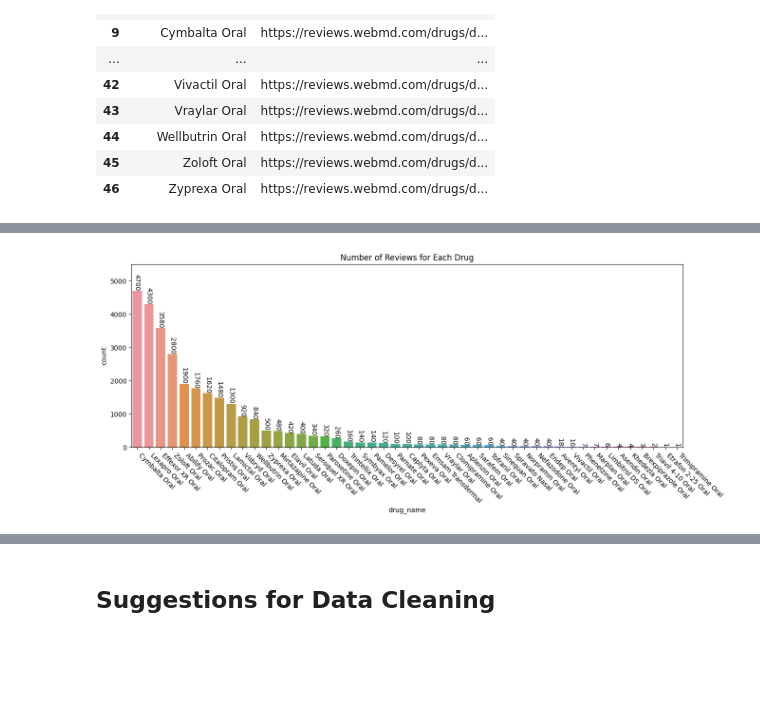
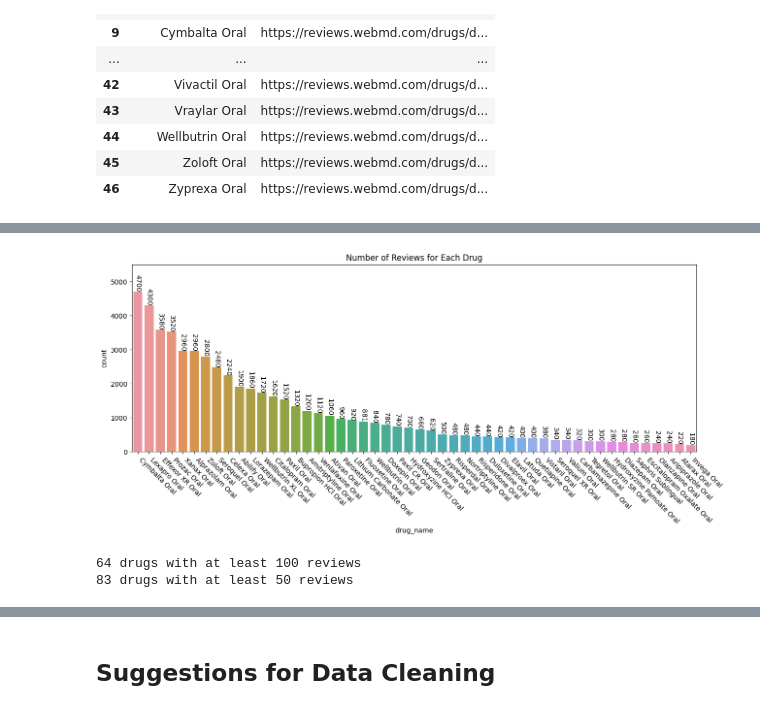
Before and after one commit to sepidehparhami/scraping-webmd-drug-reviews, a Jupyter notebook: psychiatric-drugs-summary.ipynb, the cells around one changed output, grey strips where cells are left out. Drawn from its saved outputs; the diff is of its cells as text; code cells hidden in the pictures; blank space fills up the shorter version.

```diff
--- a/psychiatric-drugs-summary.ipynb
+++ b/psychiatric-drugs-summary.ipynb
@@ -90,14 +90,24 @@ Patient
 Caregiver
 # %%
+# count number of reviews for each drug - plot only the top n
 fig, ax = plt.subplots(figsize=(15, 5))
-order = df['drug_name'].value_counts(ascending=False)
+n_top = 50
+order = df['drug_name'].value_counts(ascending=False)[:50]
 sns.countplot(df, x='drug_name', order=order.index)
 plt.xticks(rotation=-45, ha='left')
 ax.bar_label(container=ax.containers[0], labels=order, rotation=-90)
 plt.title('Number of Reviews for Each Drug')
 plt.ylim(0, 5500);
 # %% [output]
-[figure, old version]
+[figure, new version]
+# %%
+# number of drugs with at least n reviews
+counts = df['drug_name'].value_counts()
+print(f'{np.sum(counts >= 100)} drugs with at least 100 reviews')
+print(f'{np.sum(counts >= 50)} drugs with at least 50 reviews')
+# %% [output]
+64 drugs with at least 100 reviews
+83 drugs with at least 50 reviews
 # %%
 bins = 10
 bin_width = (5-1)/bins
```
Also changed, not shown: parts of 12 cells of this notebook, 3 other files.
